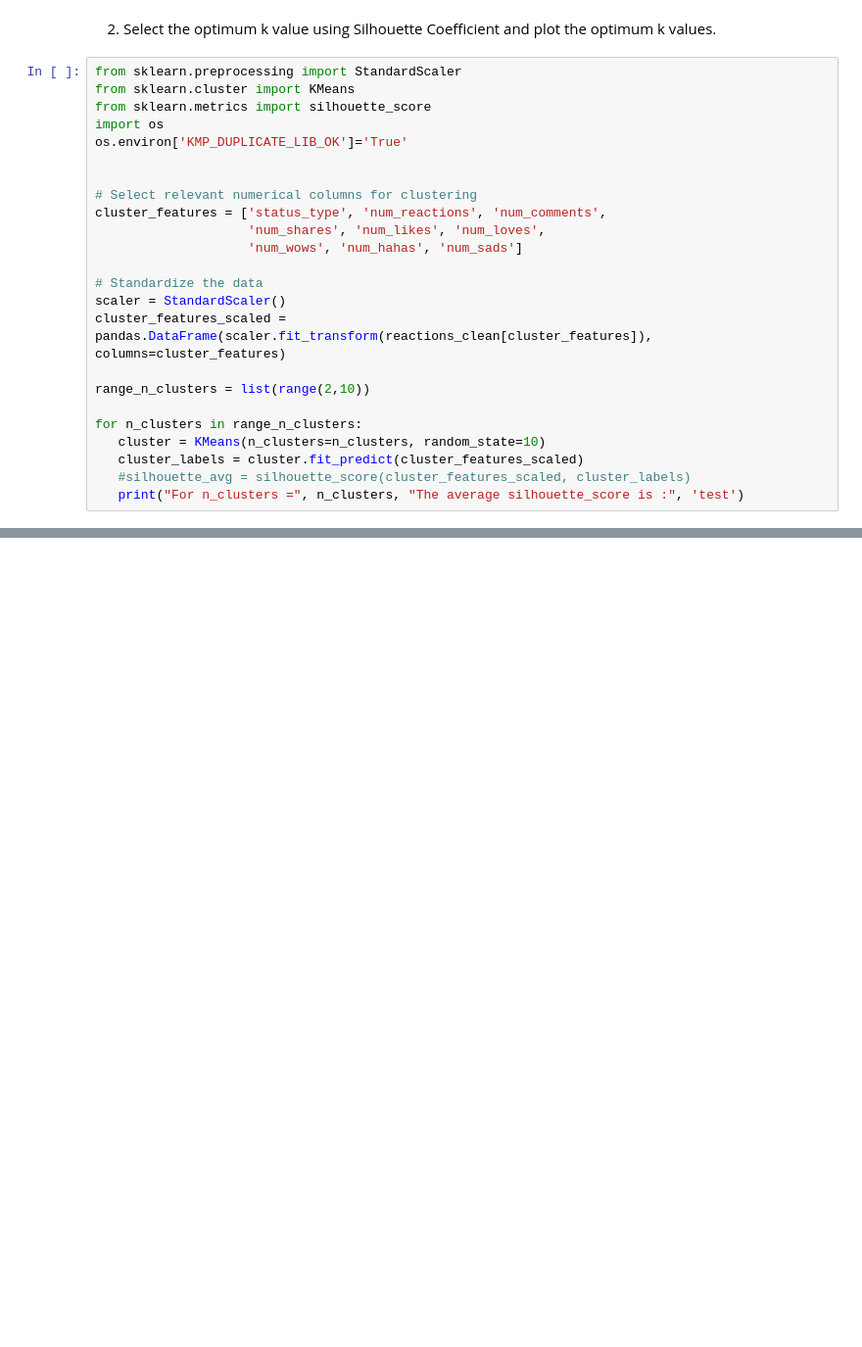
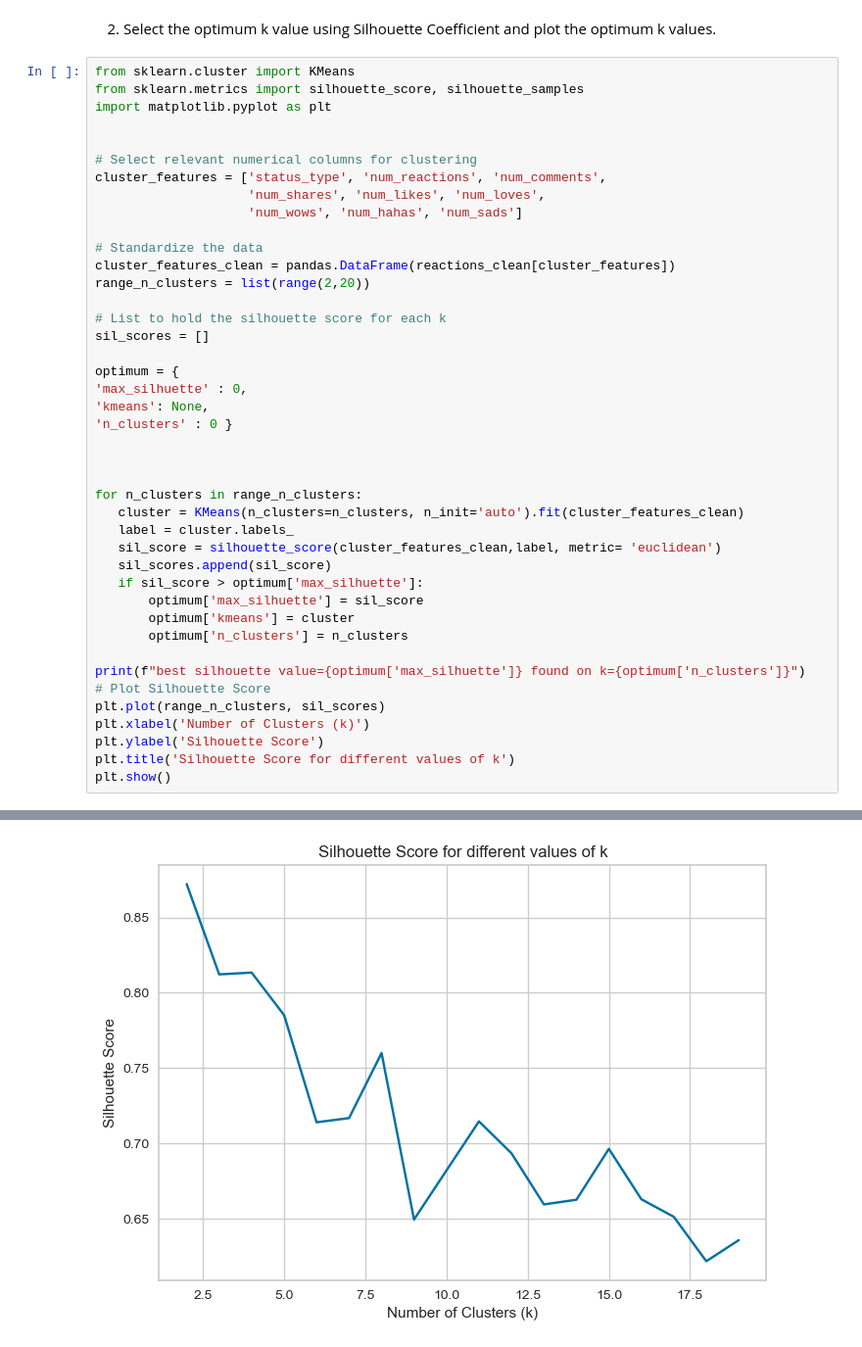
Before and after one commit to marsson/Ai_universityClass, a Jupyter notebook: Marcelo_Week3.ipynb, the cells around one changed output, grey strips where cells are left out. Shown at 98% size. Cells and saved outputs as stored; diff of their text form; blank space fills up the shorter version.

```diff
--- a/Marcelo_Week3.ipynb
+++ b/Marcelo_Week3.ipynb
@@ -24,11 +22,9 @@ reactions_clean.head()
 # %% [markdown]
 2) Select the optimum k value using Silhouette Coefficient and plot the optimum k values.
 # %%
-from sklearn.preprocessing import StandardScaler
 from sklearn.cluster import KMeans
-from sklearn.metrics import silhouette_score
-import os
-os.environ['KMP_DUPLICATE_LIB_OK']='True'
+from sklearn.metrics import silhouette_score, silhouette_samples
+import matplotlib.pyplot as plt
 
 
 # Select relevant numerical columns for clustering
@@ -37,14 +33,34 @@ cluster_features = ['status_type', 'num_reactions', 'num_comments',
                     'num_wows', 'num_hahas', 'num_sads']
 
 # Standardize the data
-scaler = StandardScaler()
-cluster_features_scaled = pandas.DataFrame(scaler.fit_transform(reactions_clean[cluster_features]), columns=cluster_features)
+cluster_features_clean = pandas.DataFrame(reactions_clean[cluster_features])
+range_n_clusters = list(range(2,20))
 
-range_n_clusters = list(range(2,10))
+# List to hold the silhouette score for each k
+sil_scores = []
+
+optimum = {
+'max_silhuette' : 0,
+'kmeans': None,
+'n_clusters' : 0 }
+
+
 
 for n_clusters in range_n_clusters:
-   cluster = KMeans(n_clusters=n_clusters, random_state=10)
-   cluster_labels = cluster.fit_predict(cluster_features_scaled)
-   #silhouette_avg = silhouette_score(cluster_features_scaled, cluster_labels)
-   print("For n_clusters =", n_clusters, "The average silhouette_score is :", 'test')
+   cluster = KMeans(n_clusters=n_clusters, n_init='auto').fit(cluster_features_clean)
+   label = cluster.labels_
+   sil_score = silhouette_score(cluster_features_clean,label, metric= 'euclidean')
+   sil_scores.append(sil_score)
+   if sil_score > optimum['max_silhuette']:
+       optimum['max_silhuette'] = sil_score
+       optimum['kmeans'] = cluster
+       optimum['n_clusters'] = n_clusters
+
+print(f"best silhouette value={optimum['max_silhuette']} found on k={optimum['n_clusters']}")
+# Plot Silhouette Score
+plt.plot(range_n_clusters, sil_scores)
+plt.xlabel('Number of Clusters (k)')
+plt.ylabel('Silhouette Score')
+plt.title('Silhouette Score for different values of k')
+plt.show()
 # %% [output]
@@ -58,0 +68 @@ For n_clusters = 9 The average silhouette_score is : test
+[figure, added]
```
Also changed, not shown: parts of 4 cells of this notebook.
